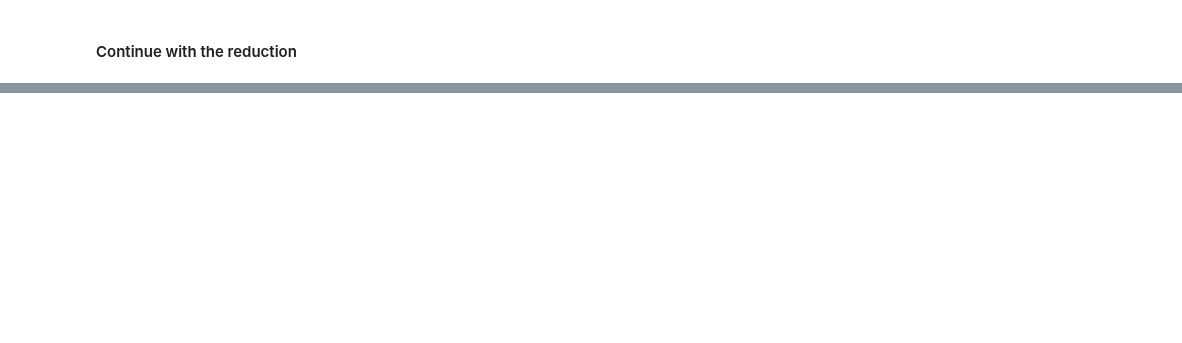
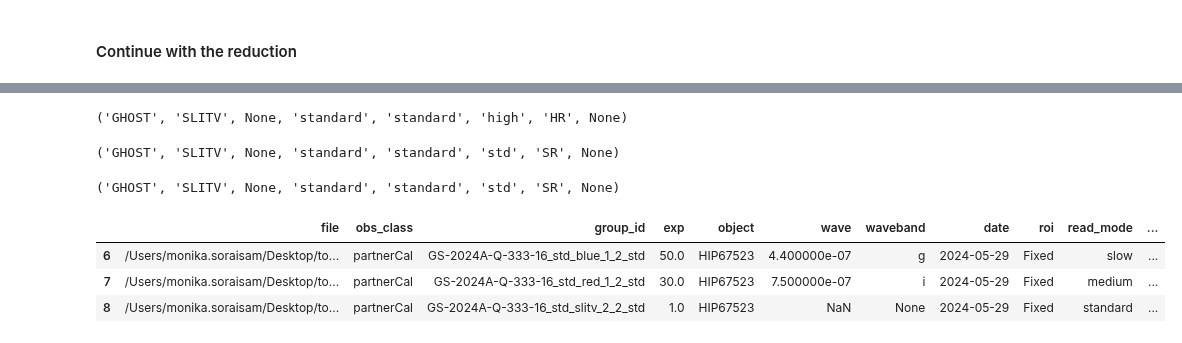
Before and after one commit to gemini-hlsw/goats, a Jupyter notebook: scripts/demo_dragons_reduction_ghost_spectroscopy.ipynb, the cells around one changed output, grey strips where cells are left out. Saved outputs shown, nothing was run; the diff lists cells and outputs as text; code cells hidden in the pictures; blank space fills up the shorter version.

```diff
--- a/scripts/demo_dragons_reduction_ghost_spectroscopy.ipynb
+++ b/scripts/demo_dragons_reduction_ghost_spectroscopy.ipynb
@@ -712,0 +761,26 @@ total 848M
+# %%
+ad = astrodata.open("../S20240504S0090_slit.fits")
+ad.instrument(), ad.camera(), ad.filter_name(), ad.read_speed_setting(), ad.gain_setting(), ad.res_mode(), ad.focal_plane_mask(), ad.disperser()
+# %% [output]
+('GHOST', 'SLITV', None, 'standard', 'standard', 'high', 'HR', None)
+# %%
+# ad = astrodata.open("S20240511S0050_slit_slitflat.fits")
+# ad.instrument(), ad.camera(), ad.filter_name(), ad.read_speed_setting(), ad.gain_setting(), ad.res_mode(), ad.focal_plane_mask(), ad.disperser()
+
+ad = astrodata.open("S20240514S0025_slit_slitflat.fits")
+ad.instrument(), ad.camera(), ad.filter_name(), ad.read_speed_setting(), ad.gain_setting(), ad.res_mode(), ad.focal_plane_mask(), ad.disperser()
+# %% [output]
+('GHOST', 'SLITV', None, 'standard', 'standard', 'std', 'SR', None)
+# %%
+ad = astrodata.open("../S20240529S0036_slit.fits")
+ad.instrument(), ad.camera(), ad.filter_name(), ad.read_speed_setting(), ad.gain_setting(), ad.res_mode(), ad.focal_plane_mask(), ad.disperser()
+# %% [output]
+('GHOST', 'SLITV', None, 'standard', 'standard', 'std', 'SR', None)
+# %%
+temp = DF_object[DF_object['object']== 'HIP67523']
+temp
+# %% [output]
+|  | file | obs_class | group_id | exp | object | wave | waveband | date | roi | read_mode | ... |
+| 6 | /Users/monika.soraisam/Desktop/to... | partnerCal | GS-2024A-Q-333-16_std_blue_1_2_std | 50.0 | HIP67523 | 4.400000e-07 | g | 2024-05-29 | Fixed | slow | ... |
+| 7 | /Users/monika.soraisam/Desktop/to... | partnerCal | GS-2024A-Q-333-16_std_red_1_2_std | 30.0 | HIP67523 | 7.500000e-07 | i | 2024-05-29 | Fixed | medium | ... |
+| 8 | /Users/monika.soraisam/Desktop/to... | partnerCal | GS-2024A-Q-333-16_std_slitv_2_2_std | 1.0 | HIP67523 | NaN | None | 2024-05-29 | Fixed | standard | ... |
```
Also changed, not shown: parts of 63 cells of this notebook.
